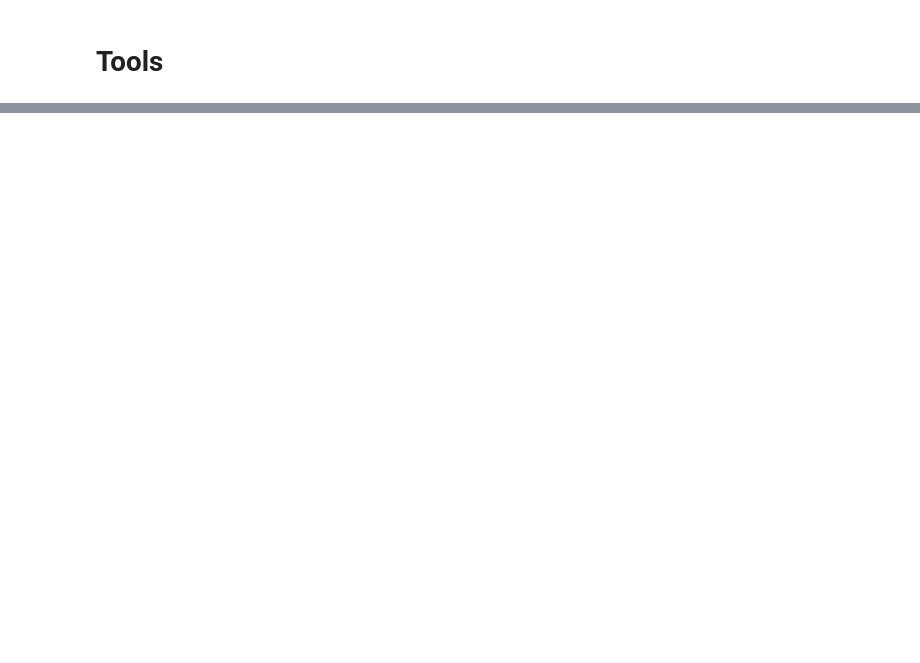
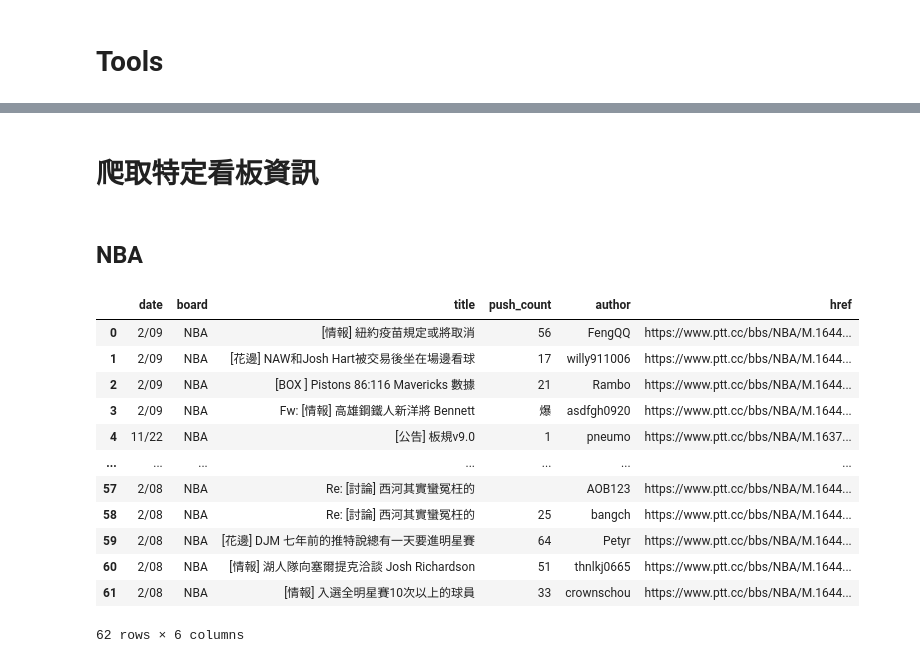
Before and after one commit to MaxYehhh/Crawler, a Jupyter notebook: Crawler_PTT.ipynb, the cells around one changed output, grey strips where cells are left out. Saved outputs shown, nothing was run; the diff lists cells and outputs as text; code cells hidden in the pictures; blank space fills up the shorter version.

```diff
--- a/Crawler_PTT.ipynb
+++ b/Crawler_PTT.ipynb
@@ -83,4 +2,0 @@ status_code:  200
-# %%
-# 尋找 class="title" 的 div 標籤
-titles = soup.find('div', class_='title')
-print('標題文字：', titles.a.string)
@@ -129,16 +2,0 @@ for article in articles:
-# %%
-single_article = soup.find_all('div', 'r-ent')[2]
-
-# 需求資訊
-title = single_article.find('div', 'title').a.text  # 標題
-push_count = single_article.find('div', 'nrec').text  # 推文數 (str)
-author = single_article.find('div', 'author').text  # author
-date = single_article.find('div', 'date').text  # Date (str)
-href = single_article.find('a')['href']  # URL = https://www.ptt.cc + href
-board = soup.find('a', 'board').text.lstrip('看板 ')
-
-# 頁面操作
-page_div = soup.find('div', 'btn-group btn-group-paging')
-prev_page = page_div.find_all('a')[1]['href']  # 上頁
-latest_page = page_div.find_all('a')[3]['href']  # 最新
-board
@@ -147,4 +2,0 @@ board
-# %%
-date = single_article.find('div', 'date').text
-dt.datetime.today().date().strftime('%m/%d').lstrip('0') == date.strip()
-dt.datetime.today().date().strftime('%m/%d').lstrip('0')
@@ -230,17 +2,0 @@ def get_articles(page):
-# %%
-all_data = []
-page = get_webPage("https://www.ptt.cc/bbs/NBA/index.html")
-dict_data, prev_page_url = get_articles(page)
-all_data.append(dict_data)
-
-# 往前 5 頁
-count = 0
-while count < 5:
-    page = get_webPage(prev_page_url)
-    dict_data, prev_page_url = get_articles(page)
-    all_data.append(dict_data)
-    count += 1
-
-df = pd.DataFrame()
-for data in all_data:
-    df = pd.concat([df, pd.DataFrame(data)])
@@ -270,0 +130,22 @@ df.shape[0]
+# %% [markdown]
+# 爬取特定看板資訊
+# %% [markdown]
+## NBA
+# %%
+url = 'https://www.ptt.cc/bbs/NBA/index.html'
+nba = get_ptt_posts(url, 3)
+nba
+# %% [output]
+|  | date | board | title | push_count | author | href |
+| 0 | 2/09 | NBA | [情報] 紐約疫苗規定或將取消 | 56 | FengQQ | https://www.ptt.cc/bbs/NBA/M.1644... |
+| 1 | 2/09 | NBA | [花邊] NAW和Josh Hart被交易後坐在場邊看球 | 17 | willy911006 | https://www.ptt.cc/bbs/NBA/M.1644... |
+| 2 | 2/09 | NBA | [BOX ] Pistons 86:116 Mavericks 數據 | 21 | Rambo | https://www.ptt.cc/bbs/NBA/M.1644... |
+| 3 | 2/09 | NBA | Fw: [情報] 高雄鋼鐵人新洋將 Bennett | 爆 | asdfgh0920 | https://www.ptt.cc/bbs/NBA/M.1644... |
+| 4 | 11/22 | NBA | [公告] 板規v9.0 | 1 | pneumo | https://www.ptt.cc/bbs/NBA/M.1637... |
+| ... | ... | ... | ... | ... | ... | ... |
+| 57 | 2/08 | NBA | Re: [討論] 西河其實蠻冤枉的 |  | AOB123 | https://www.ptt.cc/bbs/NBA/M.1644... |
+| 58 | 2/08 | NBA | Re: [討論] 西河其實蠻冤枉的 | 25 | bangch | https://www.ptt.cc/bbs/NBA/M.1644... |
+| 59 | 2/08 | NBA | [花邊] DJM 七年前的推特說總有一天要進明星賽 | 64 | Petyr | https://www.ptt.cc/bbs/NBA/M.1644... |
+| 60 | 2/08 | NBA | [情報] 湖人隊向塞爾提克洽談 Josh Richardson | 51 | thnlkj0665 | https://www.ptt.cc/bbs/NBA/M.1644... |
+| 61 | 2/08 | NBA | [情報] 入選全明星賽10次以上的球員 | 33 | crownschou | https://www.ptt.cc/bbs/NBA/M.1644... |
+62 rows × 6 columns
```
Also changed, not shown: parts of 37 cells of this notebook.
